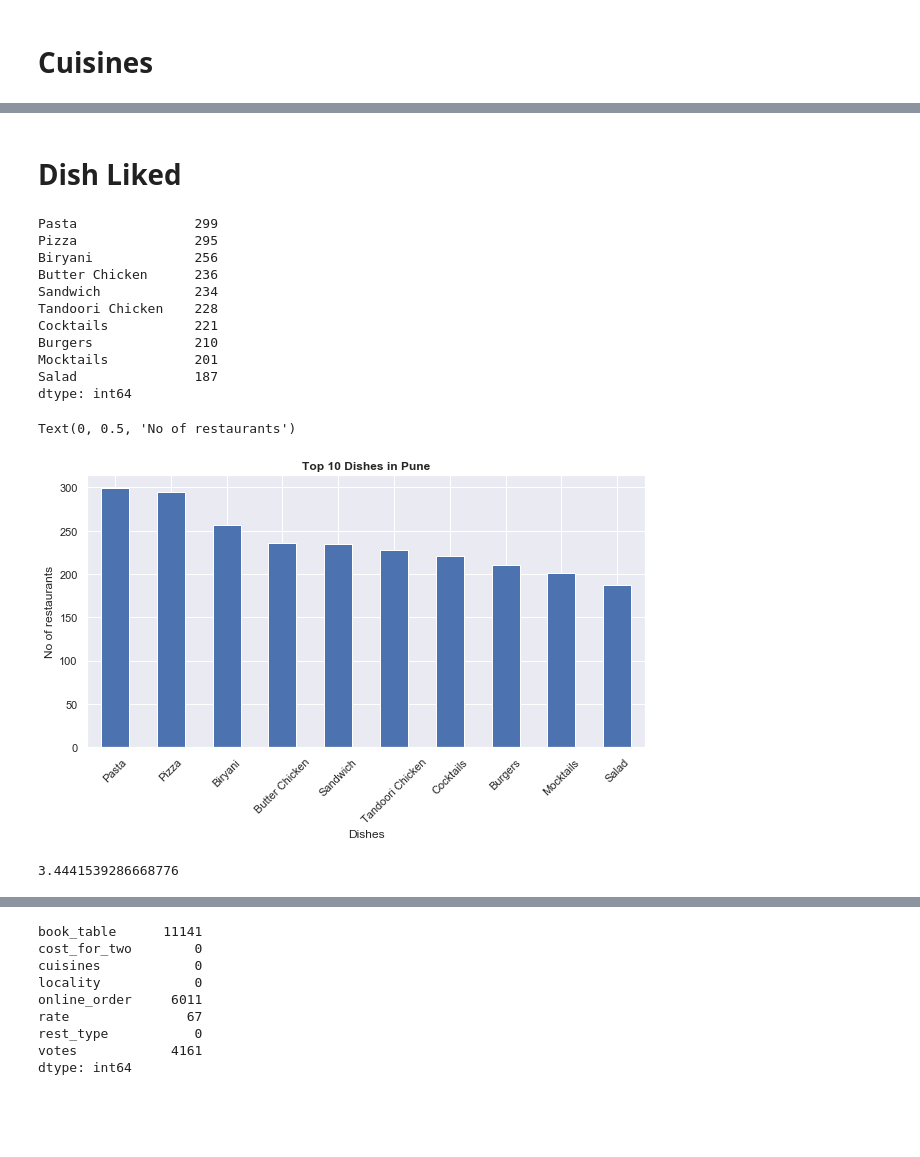
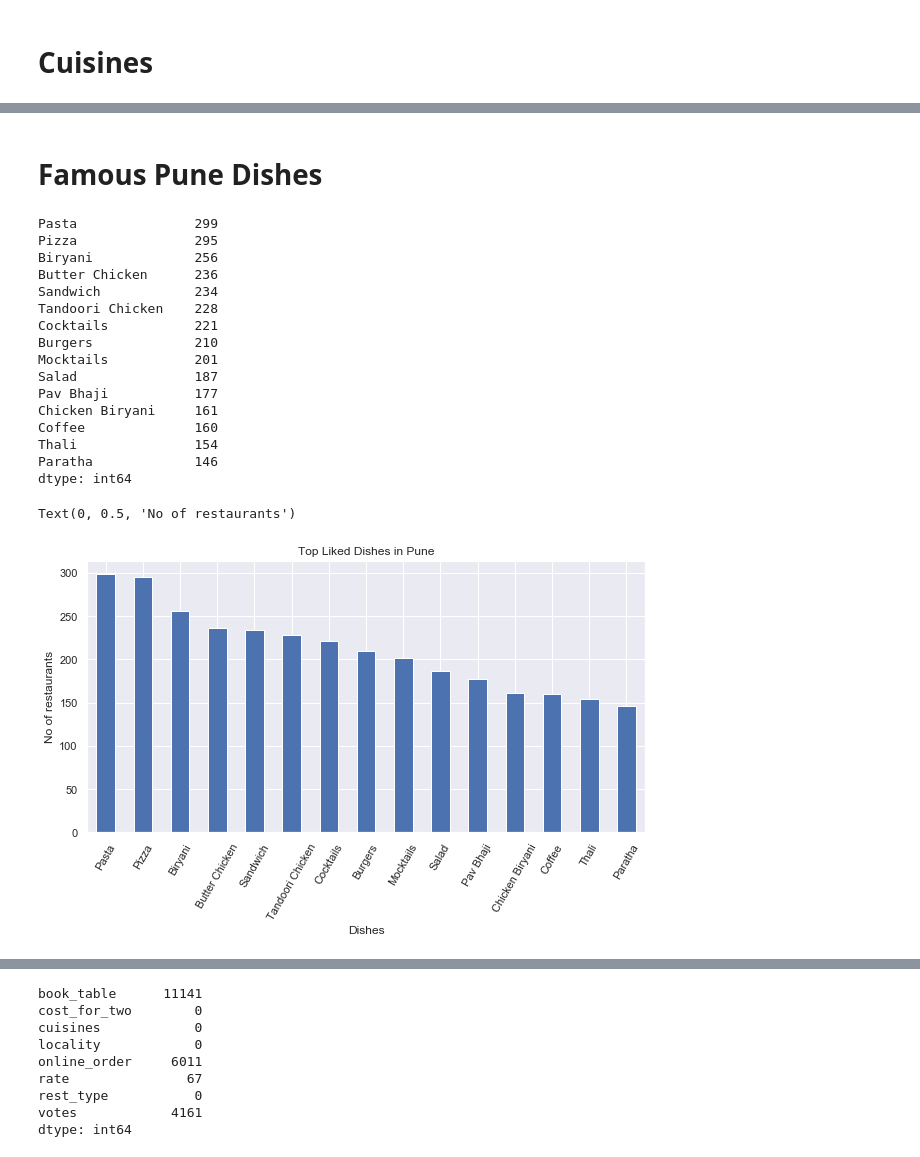
Before and after one commit to vinodiOS/Pune-Zomato-EDA, a Jupyter notebook: Zomato_Pune_EDA.ipynb, the cells around one changed output, grey strips where cells are left out. Cells and saved outputs as stored; diff of their text form; code cells hidden in the pictures; blank space fills up the shorter version.

```diff
--- a/Zomato_Pune_EDA.ipynb
+++ b/Zomato_Pune_EDA.ipynb
@@ -6,7 +7,7 @@ import numpy as np
 import warnings
 warnings.filterwarnings('ignore')
 # %%
-restaurant_data = pd.read_csv('/Zomato_Datasets/pune_zomato_restaurants.csv')
+restaurant_data = pd.read_csv('/Users/shripadanantraobhole/Documents/Zomato_Datasets/pune_zomato_restaurants.csv')
 restaurant_data.drop(['Unnamed: 0','Unnamed: 0.1'], axis=1, inplace=True)
 restaurant_data['rest_name'] = restaurant_data['rest_name'].str.strip()
 restaurant_data.head()
@@ -221,5 +210,5 @@ Text(0, 0.5, 'No of restaurants')
-# %% [markdown]
-# Dish Liked
+# %% [markdown]
+# Famous Pune Dishes
 # %%
 dish_liked_data = restaurant_data.dish_liked.dropna()
 d = []
@@ -231,24 +220,29 @@ for i in dish_liked_data:
             d.append(j.strip())
 # %%
 plt.figure(figsize=(10,5))
-series = pd.Series(d).value_counts()[:10]
+series = pd.Series(d).value_counts()[:15]
 print(series)
-series.plot(kind='bar',color= 'b')
-plt.xticks(rotation=45)
-plt.title('Top 10 Dishes in Pune',weight='bold')
+series.plot(kind='bar',color= 'b',width=.5)
+plt.xticks(rotation=60)
+plt.title('Top Liked Dishes in Pune')
 plt.xlabel('Dishes')
 plt.ylabel('No of restaurants')
 # %% [output]
 Pasta               299
 Pizza               295
 Biryani             256
 Butter Chicken      236
 Sandwich            234
 Tandoori Chicken    228
 Cocktails           221
 Burgers             210
 Mocktails           201
 Salad               187
+Pav Bhaji           177
+Chicken Biryani     161
+Coffee              160
+Thali               154
+Paratha             146
 dtype: int64
 Text(0, 0.5, 'No of restaurants')
-[figure, old version]
+[figure, new version]
@@ -261,5 +248,0 @@ restaurant_data['rate'] = restaurant_data['rate'].fillna((restaurant_data['rate'
-# %%
-average_rating = restaurant_data['rate'].mean()
-print(average_rating)
-# %% [output]
-3.4441539286668776
```
Also changed, not shown: parts of 35 cells of this notebook.
